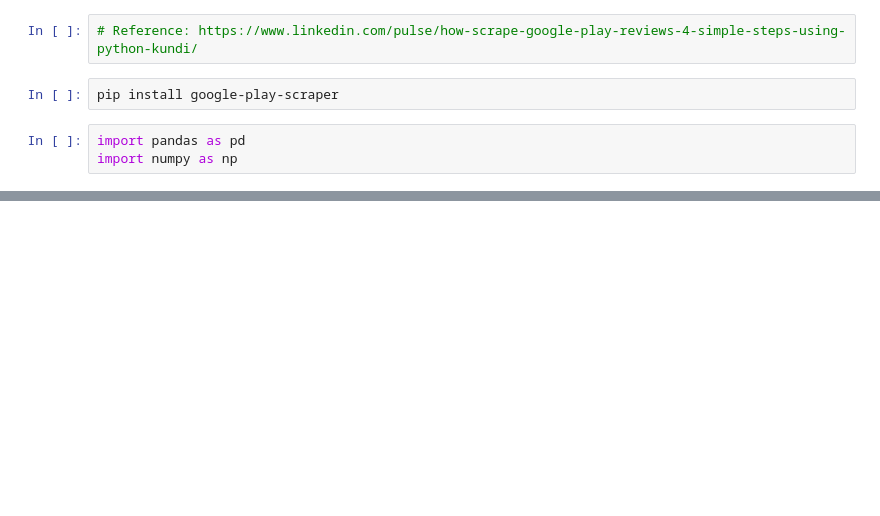
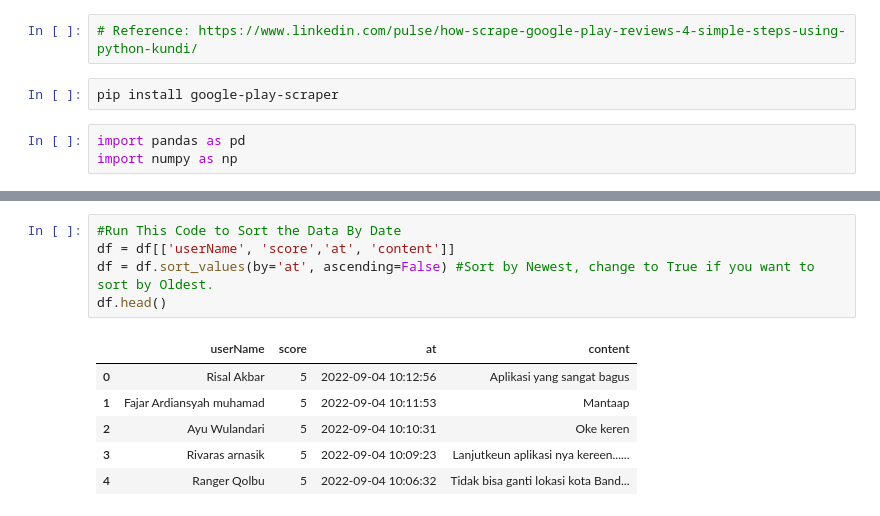
Before and after one commit to kangnurrohman/scrapper-for-google-play-store, a Jupyter notebook: src/Scrapper for Google Play Store.ipynb, the cells around one changed output, grey strips where cells are left out. Drawn from its saved outputs; the diff is of its cells as text; blank space fills up the shorter version.

```diff
--- a/src/Scrapper for Google Play Store.ipynb
+++ b/src/Scrapper for Google Play Store.ipynb
@@ -32,0 +57,12 @@ result, continuation_token = reviews(
+# %%
+#Run This Code to Sort the Data By Date
+df = df[['userName', 'score','at', 'content']]
+df = df.sort_values(by='at', ascending=False) #Sort by Newest, change to True if you want to sort by Oldest.
+df.head()
+# %% [output]
+|  | userName | score | at | content |
+| 0 | Risal Akbar | 5 | 2022-09-04 10:12:56 | Aplikasi yang sangat bagus |
+| 1 | Fajar Ardiansyah muhamad | 5 | 2022-09-04 10:11:53 | Mantaap |
+| 2 | Ayu Wulandari | 5 | 2022-09-04 10:10:31 | Oke keren |
+| 3 | Rivaras arnasik | 5 | 2022-09-04 10:09:23 | Lanjutkeun aplikasi nya kereen...... |
+| 4 | Ranger Qolbu | 5 | 2022-09-04 10:06:32 | Tidak bisa ganti lokasi kota Band... |
```
Also changed, not shown: parts of 7 cells of this notebook.
